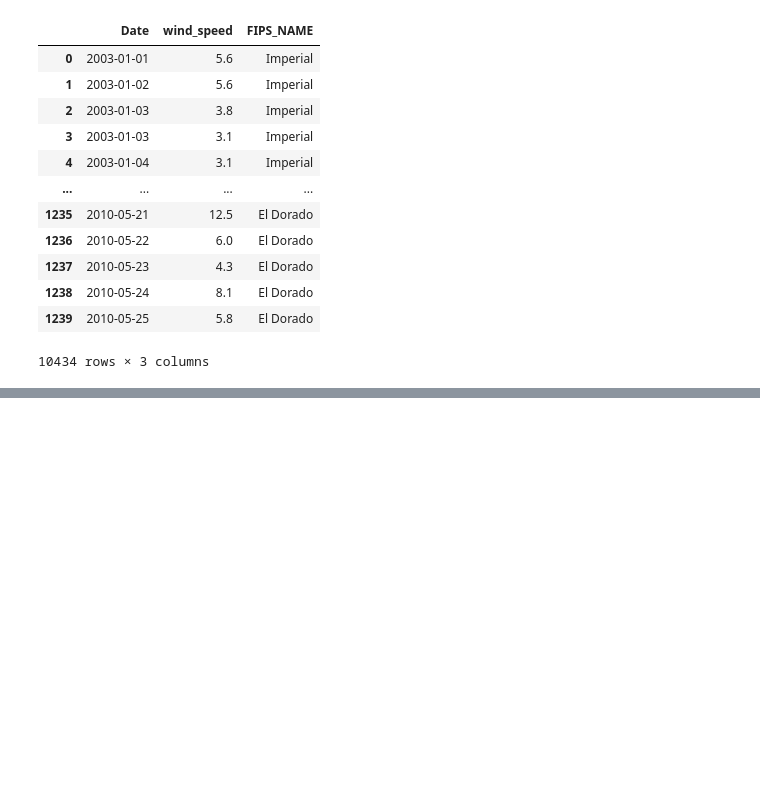
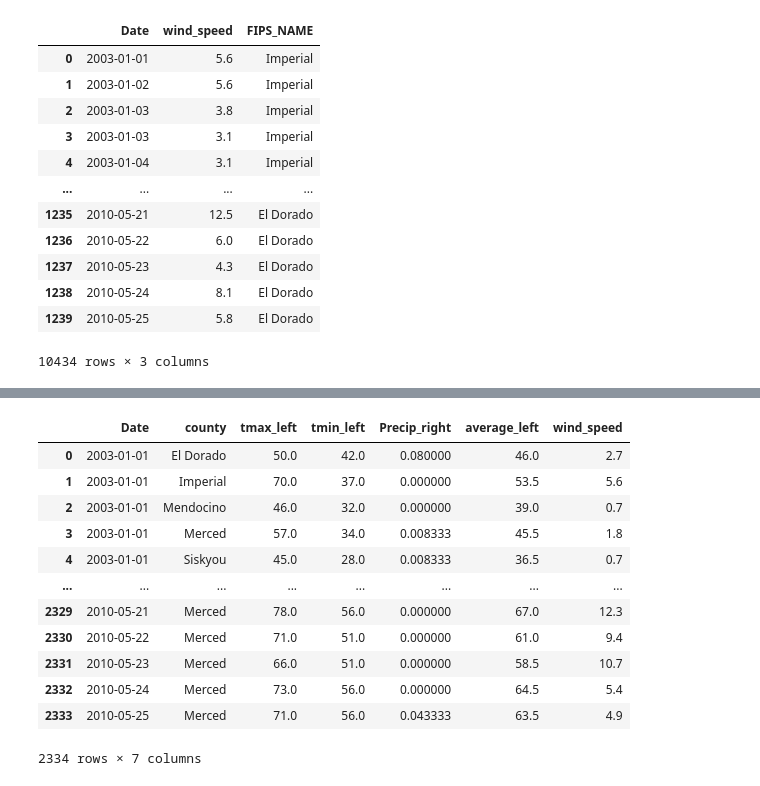
Before and after one commit to Sgipn/ClimateAnalysis, a Jupyter notebook: notebooks/weather_data_setup.ipynb, the cells around one changed output, grey strips where cells are left out. Saved outputs shown, nothing was run; the diff lists cells and outputs as text; code cells hidden in the pictures; blank space fills up the shorter version.

```diff
--- a/notebooks/weather_data_setup.ipynb
+++ b/notebooks/weather_data_setup.ipynb
@@ -293,0 +254,20 @@ dendro_subset
+# %%
+joined_weather = pd.read_csv("../data/joined_weather.csv")
+joined_weather.drop("Unnamed: 0", axis=1, inplace=True)
+joined_weather.drop("index", axis=1, inplace=True)
+joined_weather['Date'] = pd.to_datetime(joined_weather['Date'])
+joined_weather
+# %% [output]
+|  | Date | county | tmax_left | tmin_left | Precip_right | average_left | wind_speed |
+| 0 | 2003-01-01 | El Dorado | 50.0 | 42.0 | 0.080000 | 46.0 | 2.7 |
+| 1 | 2003-01-01 | Imperial | 70.0 | 37.0 | 0.000000 | 53.5 | 5.6 |
+| 2 | 2003-01-01 | Mendocino | 46.0 | 32.0 | 0.000000 | 39.0 | 0.7 |
+| 3 | 2003-01-01 | Merced | 57.0 | 34.0 | 0.008333 | 45.5 | 1.8 |
+| 4 | 2003-01-01 | Siskyou | 45.0 | 28.0 | 0.008333 | 36.5 | 0.7 |
+| ... | ... | ... | ... | ... | ... | ... | ... |
+| 2329 | 2010-05-21 | Merced | 78.0 | 56.0 | 0.000000 | 67.0 | 12.3 |
+| 2330 | 2010-05-22 | Merced | 71.0 | 51.0 | 0.000000 | 61.0 | 9.4 |
+| 2331 | 2010-05-23 | Merced | 66.0 | 51.0 | 0.000000 | 58.5 | 10.7 |
+| 2332 | 2010-05-24 | Merced | 73.0 | 56.0 | 0.000000 | 64.5 | 5.4 |
+| 2333 | 2010-05-25 | Merced | 71.0 | 56.0 | 0.043333 | 63.5 | 4.9 |
+2334 rows × 7 columns
```
Also changed, not shown: parts of 18 cells of this notebook.
